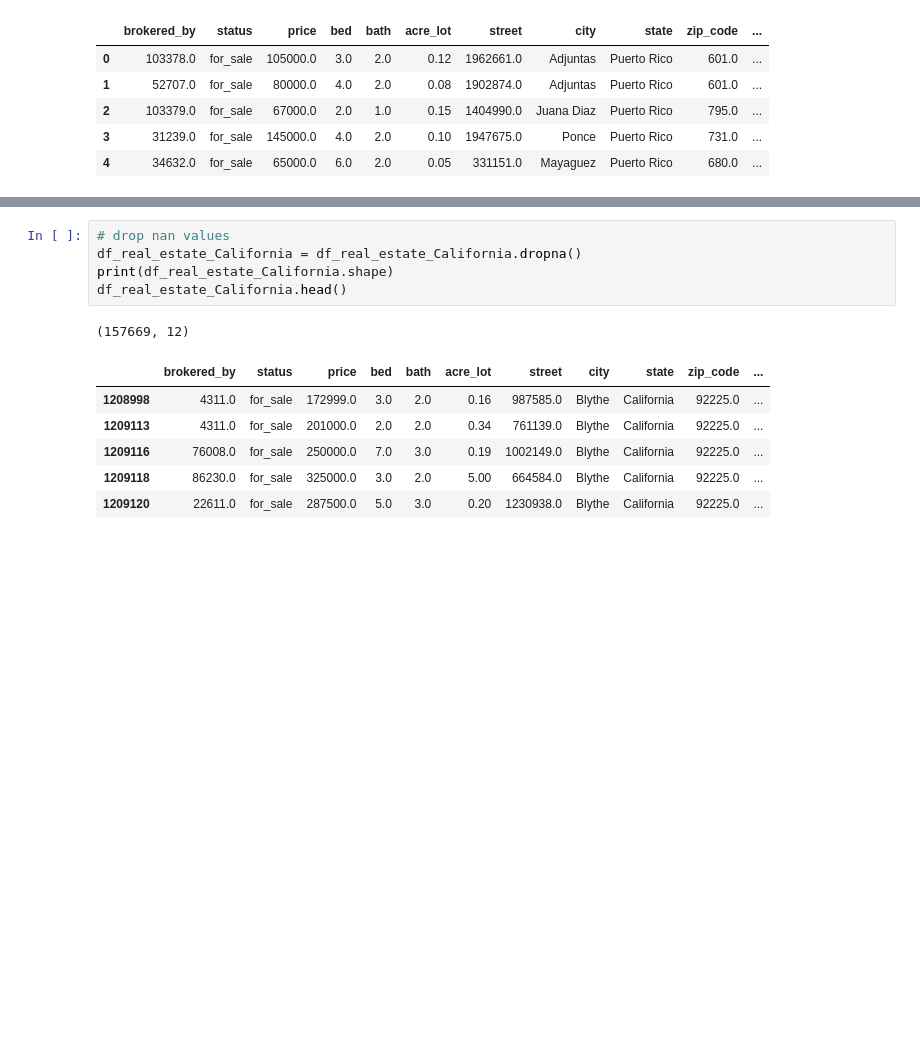
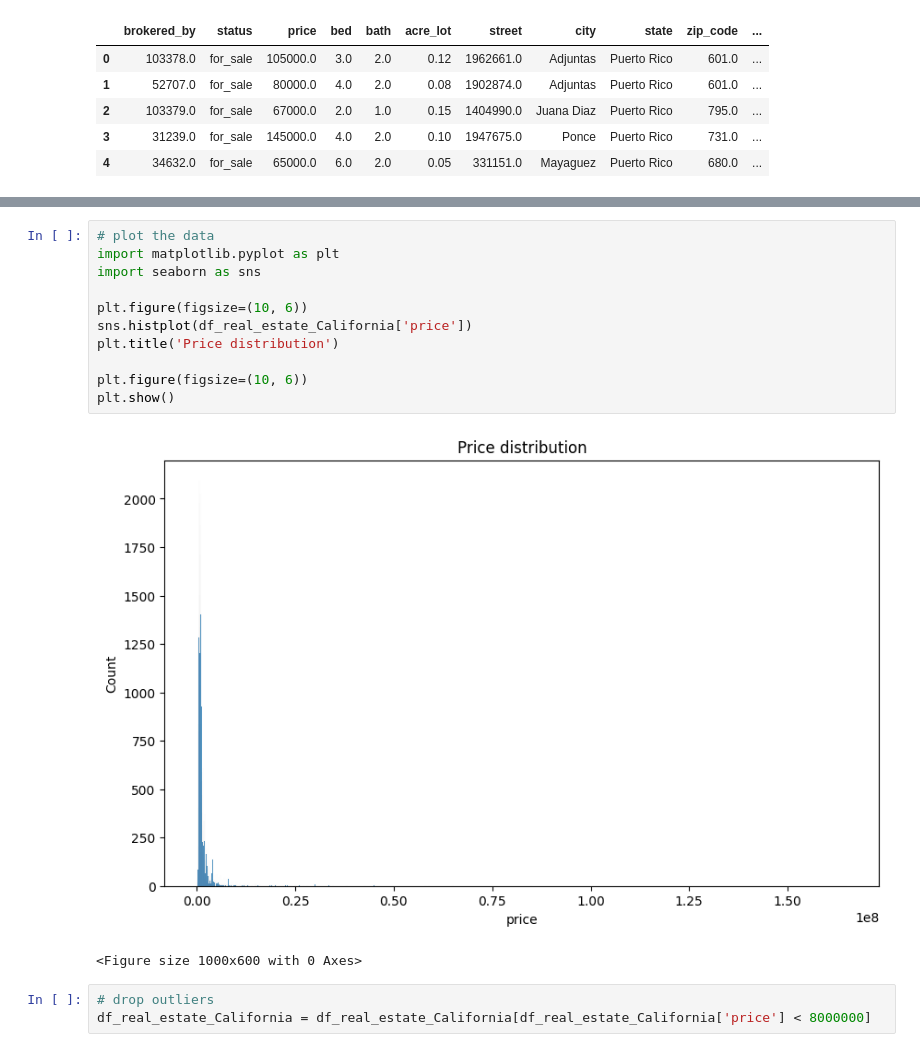
Before and after one commit to Peika44/Math189_HousePrice_Prediction, a Jupyter notebook: Data_Cleaning.ipynb, the cells around one changed output, grey strips where cells are left out. Drawn from its saved outputs; the diff is of its cells as text; blank space fills up the shorter version.

```diff
--- a/Data_Cleaning.ipynb
+++ b/Data_Cleaning.ipynb
@@ -56,13 +131,17 @@ df_real_estate_California.head()
+# %%
+# plot the data
+import matplotlib.pyplot as plt
+import seaborn as sns
+
+plt.figure(figsize=(10, 6))
+sns.histplot(df_real_estate_California['price'])
+plt.title('Price distribution')
+
+plt.figure(figsize=(10, 6))
+plt.show()
+# %% [output]
+[figure, added]
+<Figure size 1000x600 with 0 Axes>
 # %%
-# drop nan values
-df_real_estate_California = df_real_estate_California.dropna()
-print(df_real_estate_California.shape)
-df_real_estate_California.head()
+# drop outliers
+df_real_estate_California = df_real_estate_California[df_real_estate_California['price'] < 8000000]
-# %% [output]
-(157669, 12)
-|  | brokered_by | status | price | bed | bath | acre_lot | street | city | state | zip_code | ... |
-| 1208998 | 4311.0 | for_sale | 172999.0 | 3.0 | 2.0 | 0.16 | 987585.0 | Blythe | California | 92225.0 | ... |
-| 1209113 | 4311.0 | for_sale | 201000.0 | 2.0 | 2.0 | 0.34 | 761139.0 | Blythe | California | 92225.0 | ... |
-| 1209116 | 76008.0 | for_sale | 250000.0 | 7.0 | 3.0 | 0.19 | 1002149.0 | Blythe | California | 92225.0 | ... |
-| 1209118 | 86230.0 | for_sale | 325000.0 | 3.0 | 2.0 | 5.00 | 664584.0 | Blythe | California | 92225.0 | ... |
-| 1209120 | 22611.0 | for_sale | 287500.0 | 5.0 | 3.0 | 0.20 | 1230938.0 | Blythe | California | 92225.0 | ... |
```
Also changed, not shown: parts of 24 cells of this notebook.
